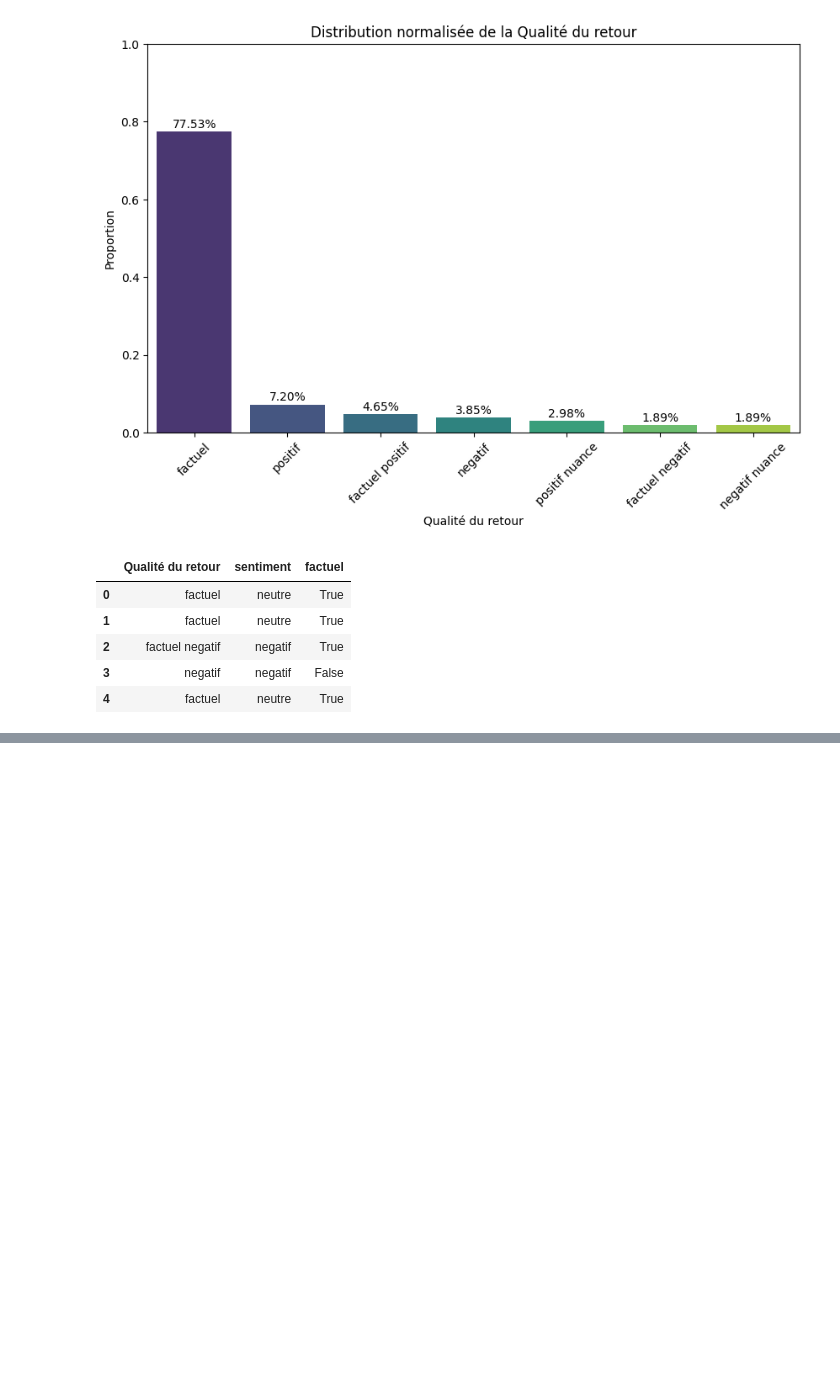
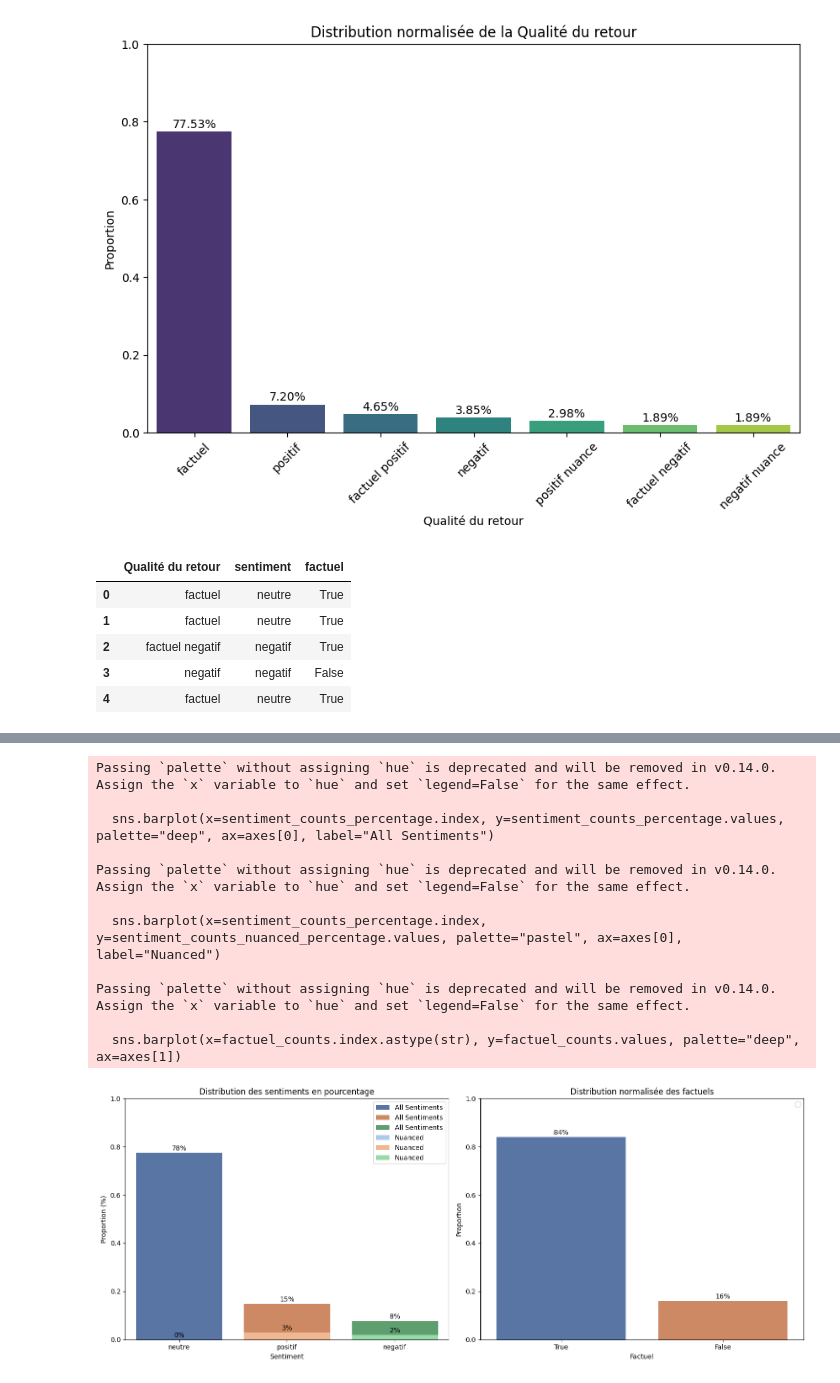
Before and after one commit to alex-pierron/Ekip-Enedis-GenAI, a Jupyter notebook: cleaning_dataset.ipynb, the cells around one changed output, grey strips where cells are left out. Drawn from its saved outputs; the diff is of its cells as text; code cells hidden in the pictures; blank space fills up the shorter version.

Commit message:
🧪 test(dataset): Analyse nuance
Analyse the nuance into the sentiments

```diff
--- a/cleaning_dataset.ipynb
+++ b/cleaning_dataset.ipynb
@@ -95,6 +95,9 @@ df["sentiment"] = df["Qualité du retour"].apply(lambda x: "positif" if "positif
 
 df["factuel"] = df["Qualité du retour"].apply(lambda x: True if "factuel" in x else False)
 
+df["nuance"] = df["Qualité du retour"].apply(lambda x: True if "nuance" in x else False)
+
+
 df[["Qualité du retour", "sentiment", "factuel"]].head()
 # %% [output]
 |  | Qualité du retour | sentiment | factuel |
@@ -150,3 +117,54 @@ df.head()
 | 4 | 01/02/2023 | Pas-de-Calais | Les décharges remplacés par deux ... | transition ecologique | 1.0 | factuel | La voix du Nord | les décharges remplacées par deux... | ... |
 # %%
 df.to_csv('Data_cleaned.csv', index=False)
+# %%
+sentiment_counts = df["sentiment"].value_counts(normalize=False)
+sentiment_counts_nuanced = df["sentiment"][df["nuance"] == True].value_counts(normalize=False)
+sentiment_counts_nuanced = sentiment_counts_nuanced.reindex(sentiment_counts.index, fill_value=0)
+factuel_counts = df["factuel"].value_counts(normalize=True)
+
+sentiment_counts_percentage = sentiment_counts / sentiment_counts.sum()
+sentiment_counts_nuanced_percentage = sentiment_counts_nuanced / sentiment_counts.sum()
+
+fig, axes = plt.subplots(1, 2, figsize=(15, 6))
+
+sns.barplot(x=sentiment_counts_percentage.index, y=sentiment_counts_percentage.values, palette="deep", ax=axes[0], label="All Sentiments")
+sns.barplot(x=sentiment_counts_percentage.index, y=sentiment_counts_nuanced_percentage.values, palette="pastel", ax=axes[0], label="Nuanced")
+
+axes[0].set_xlabel("Sentiment")
+axes[0].set_ylabel("Proportion (%)")
+axes[0].set_title("Distribution des sentiments en pourcentage")
+axes[0].set_ylim(0, 1)
+axes[0].legend()
+
+
+for i, v in enumerate(sentiment_counts_percentage.values):
+    axes[0].text(i, v + 0.01, f"{v:.0%}", ha='center', fontsize=10)
+for i, v in enumerate(sentiment_counts_nuanced_percentage.values):
+    axes[0].text(i, v + 0.01, f"{v:.0%}", ha='center', fontsize=10)
+
+sns.barplot(x=factuel_counts.index.astype(str), y=factuel_counts.values, palette="deep", ax=axes[1])
+axes[1].set_xlabel("Factuel")
+axes[1].set_ylabel("Proportion")
+axes[1].set_title("Distribution normalisée des factuels")
+axes[1].set_ylim(0, 1)
+axes[1].legend()
+
+for i, v in enumerate(factuel_counts.values):
+    axes[1].text(i, v + 0.01, f"{v:.0%}", ha='center', fontsize=10)
+
+plt.tight_layout()
+plt.show()
+# %% [output]
+Passing `palette` without assigning `hue` is deprecated and will be removed in v0.14.0. Assign the `x` variable to `hue` and set `legend=False` for the same effect.
+
+  sns.barplot(x=sentiment_counts_percentage.index, y=sentiment_counts_percentage.values, palette="deep", ax=axes[0], label="All Sentiments")
+
+Passing `palette` without assigning `hue` is deprecated and will be removed in v0.14.0. Assign the `x` variable to `hue` and set `legend=False` for the same effect.
+
+  sns.barplot(x=sentiment_counts_percentage.index, y=sentiment_counts_nuanced_percentage.values, palette="pastel", ax=axes[0], label="Nuanced")
+
+Passing `palette` without assigning `hue` is deprecated and will be removed in v0.14.0. Assign the `x` variable to `hue` and set `legend=False` for the same effect.
+
+  sns.barplot(x=factuel_counts.index.astype(str), y=factuel_counts.values, palette="deep", ax=axes[1])
+[figure, added]
```
Also changed, not shown: parts of 1 cell of this notebook.
